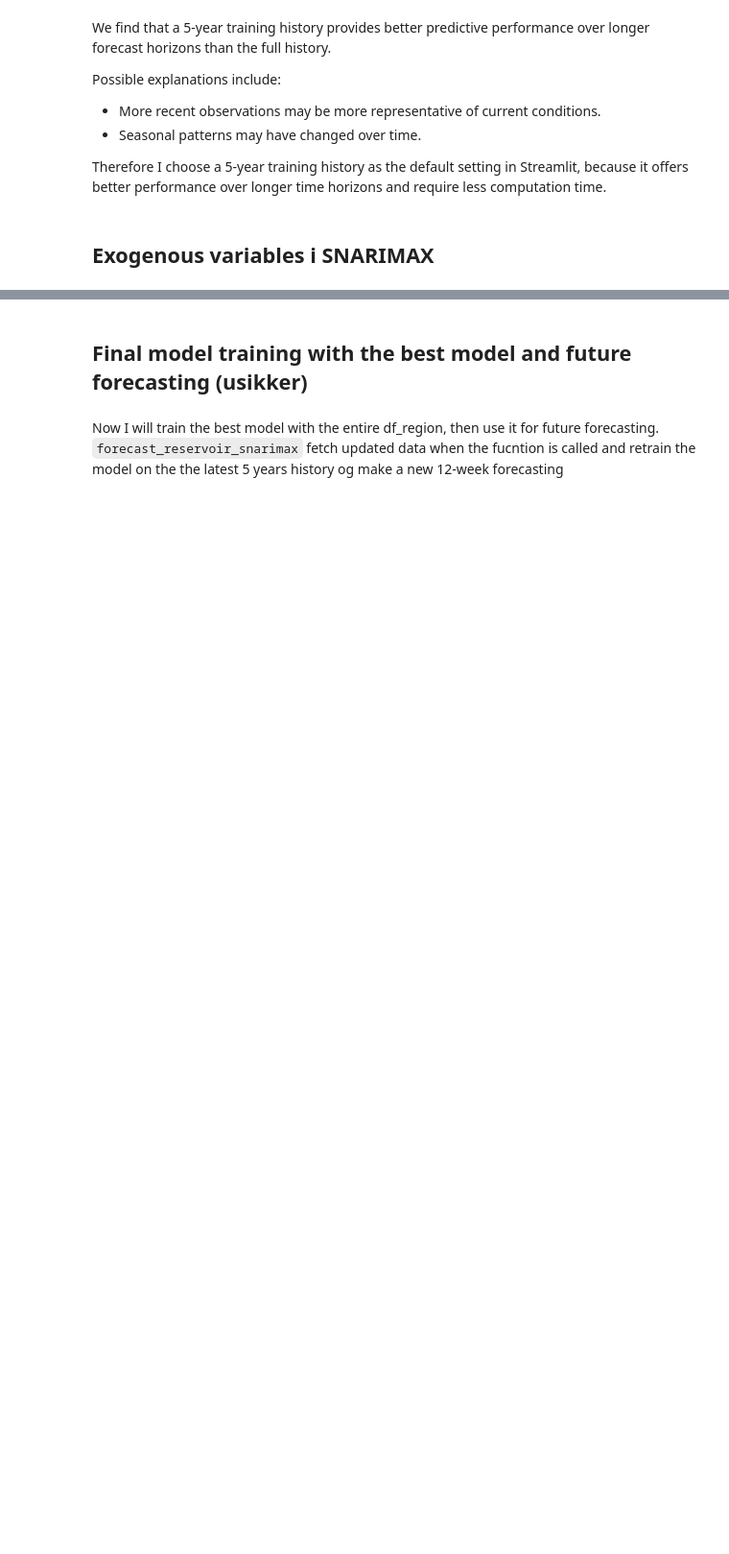
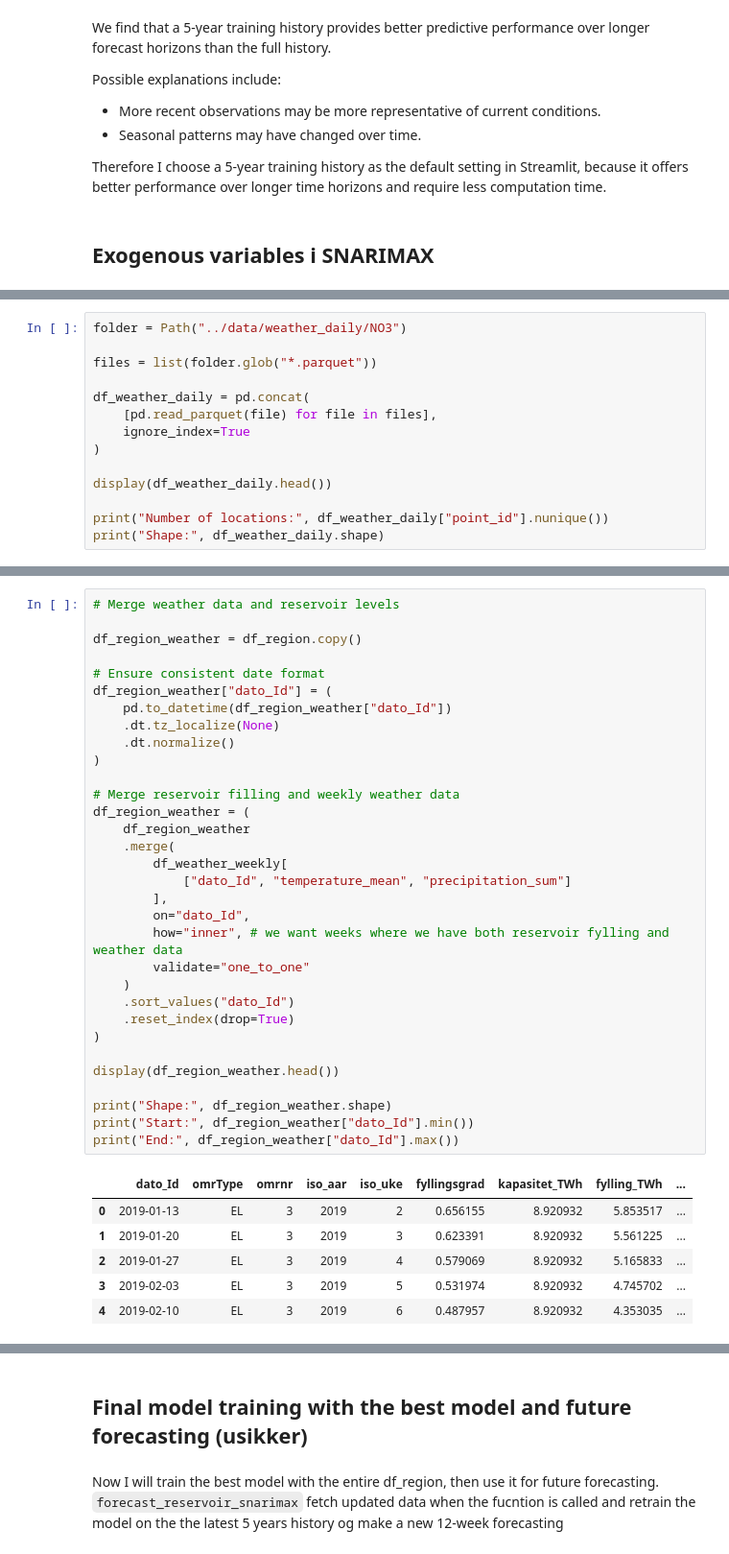
Before and after one commit to phkhle/IND320, a Jupyter notebook: jupyter_notebooks/assignment4.ipynb, the cells around one changed output, grey strips where cells are left out. Shown at 96% size. Drawn from its saved outputs; the diff is of its cells as text; blank space fills up the shorter version.

```diff
--- a/jupyter_notebooks/assignment4.ipynb
+++ b/jupyter_notebooks/assignment4.ipynb
@@ -562,0 +614,14 @@ Therefore I choose  a 5-year training history as the default setting in Streamli
+# %%
+folder = Path("../data/weather_daily/NO3")
+
+files = list(folder.glob("*.parquet"))
+
+df_weather_daily = pd.concat(
+    [pd.read_parquet(file) for file in files],
+    ignore_index=True
+)
+
+display(df_weather_daily.head())
+
+print("Number of locations:", df_weather_daily["point_id"].nunique())
+print("Shape:", df_weather_daily.shape)
@@ -562,0 +710,39 @@ Therefore I choose  a 5-year training history as the default setting in Streamli
+# %%
+# Merge weather data and reservoir levels
+
+df_region_weather = df_region.copy()
+
+# Ensure consistent date format
+df_region_weather["dato_Id"] = (
+    pd.to_datetime(df_region_weather["dato_Id"])
+    .dt.tz_localize(None)
+    .dt.normalize()
+)
+
+# Merge reservoir filling and weekly weather data
+df_region_weather = (
+    df_region_weather
+    .merge(
+        df_weather_weekly[
+            ["dato_Id", "temperature_mean", "precipitation_sum"]
+        ],
+        on="dato_Id",
+        how="inner", # we want weeks where we have both reservoir fylling and weather data
+        validate="one_to_one"
+    )
+    .sort_values("dato_Id")
+    .reset_index(drop=True)
+)
+
+display(df_region_weather.head())
+
+print("Shape:", df_region_weather.shape)
+print("Start:", df_region_weather["dato_Id"].min())
+print("End:", df_region_weather["dato_Id"].max())
+# %% [output]
+|  | dato_Id | omrType | omrnr | iso_aar | iso_uke | fyllingsgrad | kapasitet_TWh | fylling_TWh | ... |
+| 0 | 2019-01-13 | EL | 3 | 2019 | 2 | 0.656155 | 8.920932 | 5.853517 | ... |
+| 1 | 2019-01-20 | EL | 3 | 2019 | 3 | 0.623391 | 8.920932 | 5.561225 | ... |
+| 2 | 2019-01-27 | EL | 3 | 2019 | 4 | 0.579069 | 8.920932 | 5.165833 | ... |
+| 3 | 2019-02-03 | EL | 3 | 2019 | 5 | 0.531974 | 8.920932 | 4.745702 | ... |
+| 4 | 2019-02-10 | EL | 3 | 2019 | 6 | 0.487957 | 8.920932 | 4.353035 | ... |
```
Also changed, not shown: parts of 32 cells of this notebook, 10 other files.
